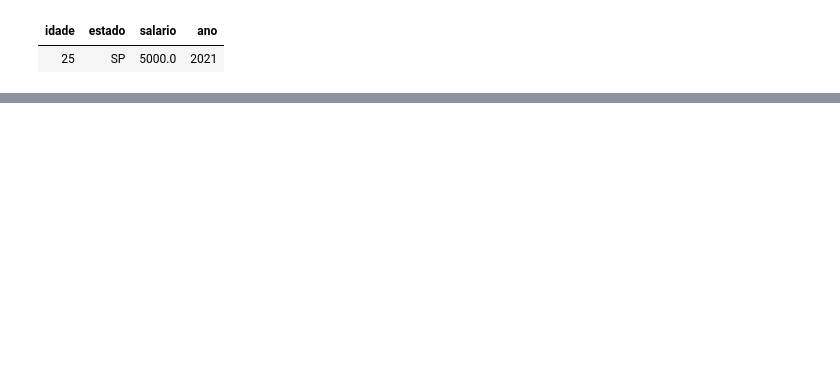
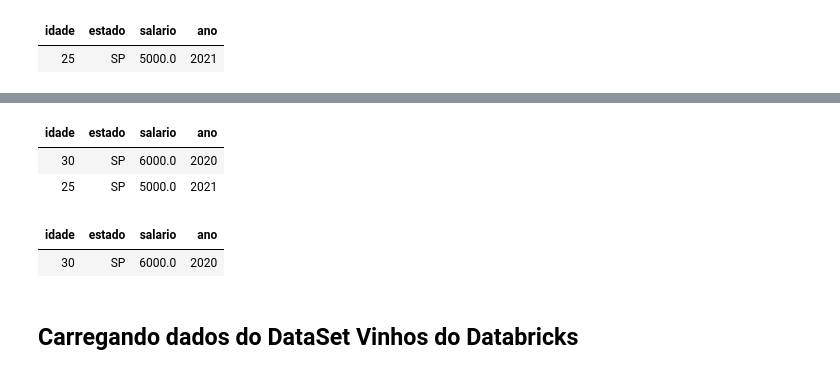
Before and after one commit to alexcmendonca/databricks-explorer, a Jupyter notebook: explorando_databricks_parte_01.ipynb, the cells around one changed output, grey strips where cells are left out. Drawn from its saved outputs; the diff is of its cells as text; code cells hidden in the pictures; blank space fills up the shorter version.

```diff
--- a/explorando_databricks_parte_01.ipynb
+++ b/explorando_databricks_parte_01.ipynb
@@ -436,0 +445,18 @@ SELECT *
+# %%
+%sql
+SELECT *
+  FROM usuariosPart
+# %% [output]
+| idade | estado | salario | ano |
+| 30 | SP | 6000.0 | 2020 |
+| 25 | SP | 5000.0 | 2021 |
+# %%
+%sql
+SELECT *
+  FROM usuariosPart
+    WHERE ano=2020
+# %% [output]
+| idade | estado | salario | ano |
+| 30 | SP | 6000.0 | 2020 |
+# %% [markdown]
+## Carregando dados do DataSet Vinhos do Databricks
```
Also changed, not shown: parts of 12 cells of this notebook.
